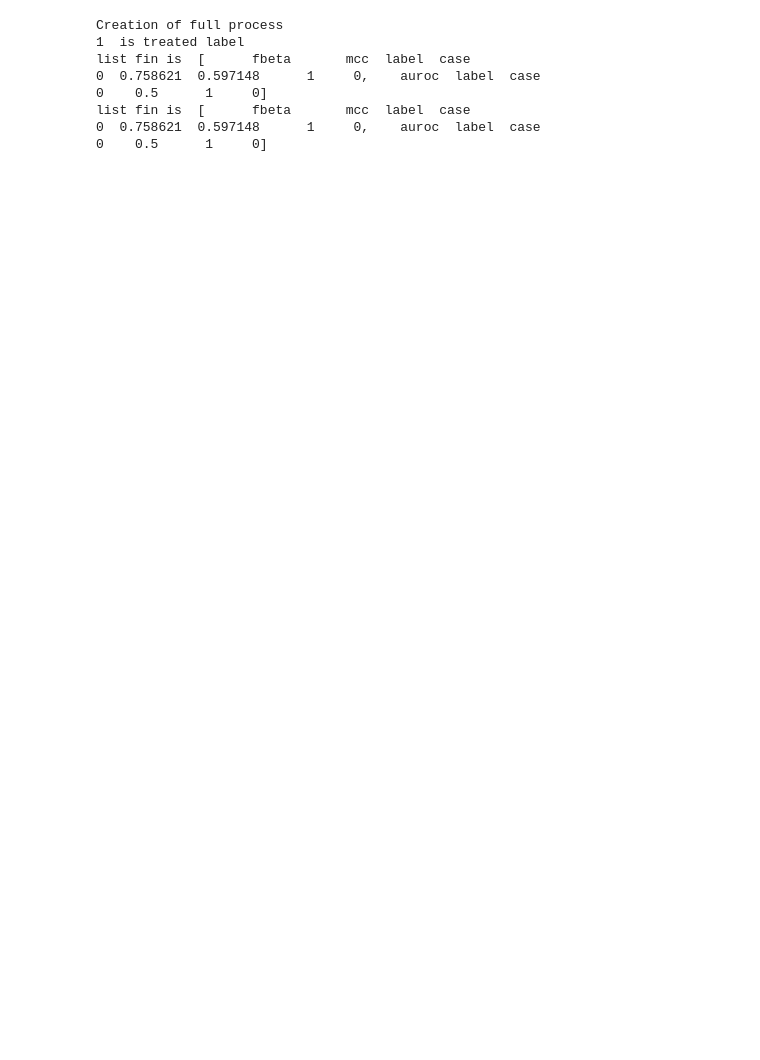
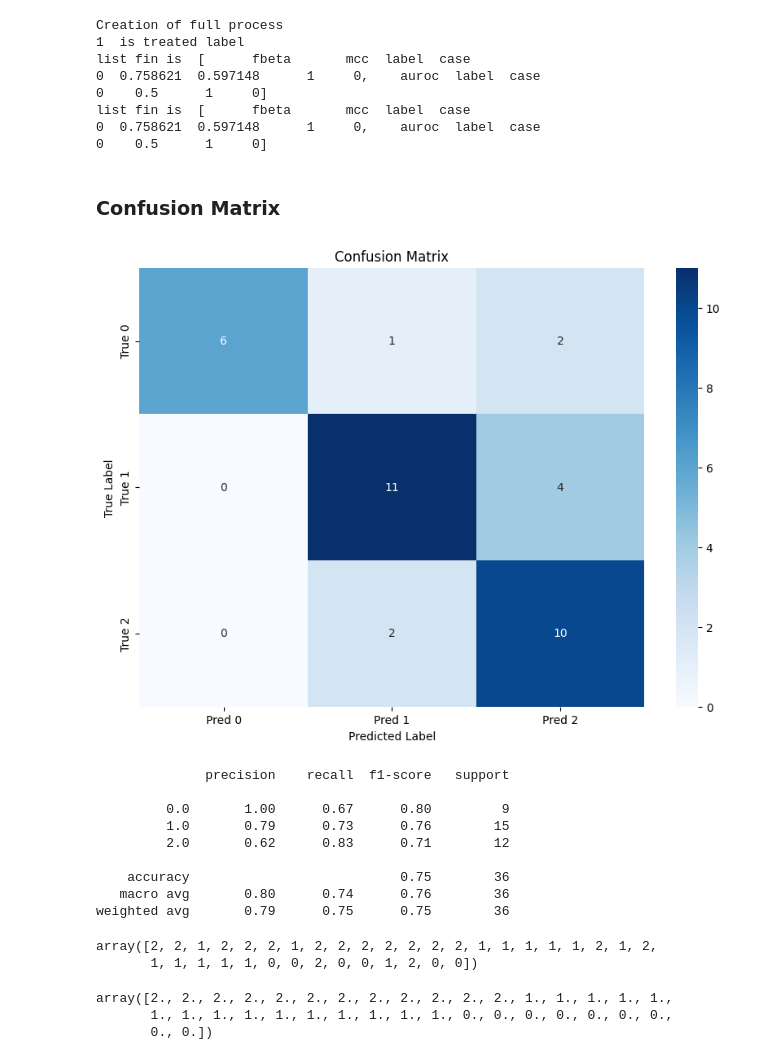
Before and after one commit to alif-munim/nnUNet, a Jupyter notebook: evaluation.ipynb, the cells around one changed output. Cells and saved outputs as stored; diff of their text form; code cells hidden in the pictures; blank space fills up the shorter version.

```diff
--- a/evaluation.ipynb
+++ b/evaluation.ipynb
@@ -167,3 +232,53 @@ list fin is  [      fbeta       mcc  label  case
 list fin is  [      fbeta       mcc  label  case
 0  0.758621  0.597148      1     0,    auroc  label  case
 0    0.5      1     0]
+# %% [markdown]
+### Confusion Matrix
+# %%
+import numpy as np
+import pandas as pd
+import matplotlib.pyplot as plt
+from sklearn.metrics import confusion_matrix
+import seaborn as sns
+
+# Create the confusion matrix
+cm = confusion_matrix(true_labels, pred_labels)
+
+# Create a DataFrame for better visualization (optional)
+cm_df = pd.DataFrame(cm,
+                     index=['True 0', 'True 1', 'True 2'],
+                     columns=['Pred 0', 'Pred 1', 'Pred 2'])
+
+# Plot the confusion matrix
+plt.figure(figsize=(10,7))
+sns.heatmap(cm_df, annot=True, fmt='d', cmap='Blues')
+plt.title('Confusion Matrix')
+plt.ylabel('True Label')
+plt.xlabel('Predicted Label')
+plt.show()
+
+# Print classification report (optional)
+from sklearn.metrics import classification_report
+print(classification_report(true_labels, pred_labels))
+# %% [output]
+[figure, added]
+              precision    recall  f1-score   support
+
+         0.0       1.00      0.67      0.80         9
+         1.0       0.79      0.73      0.76        15
+         2.0       0.62      0.83      0.71        12
+
+    accuracy                           0.75        36
+   macro avg       0.80      0.74      0.76        36
+weighted avg       0.79      0.75      0.75        36
+# %%
+pred_labels
+# %% [output]
+array([2, 2, 1, 2, 2, 2, 1, 2, 2, 2, 2, 2, 2, 2, 1, 1, 1, 1, 1, 2, 1, 2,
+       1, 1, 1, 1, 1, 0, 0, 2, 0, 0, 1, 2, 0, 0])
+# %%
+true_labels
+# %% [output]
+array([2., 2., 2., 2., 2., 2., 2., 2., 2., 2., 2., 2., 1., 1., 1., 1., 1.,
+       1., 1., 1., 1., 1., 1., 1., 1., 1., 1., 0., 0., 0., 0., 0., 0., 0.,
+       0., 0.])
```
Also changed, not shown: parts of 30 cells of this notebook, 2 other files.
